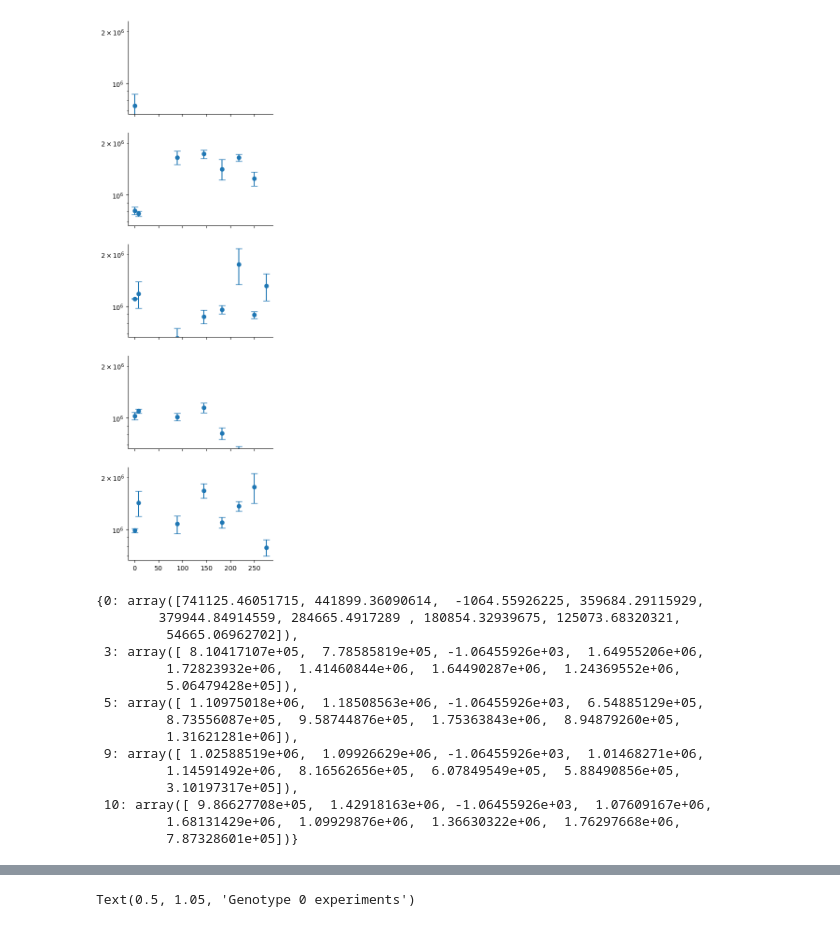
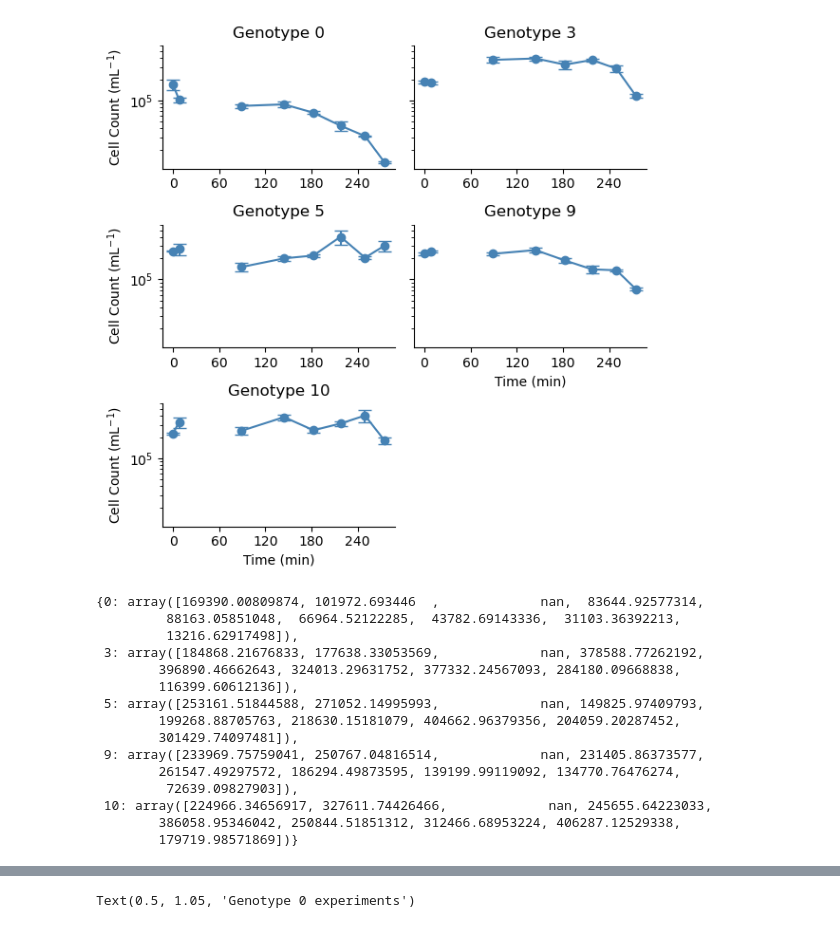
Before and after one commit to eshanking/seascapes_figures, a Jupyter notebook: time_kill/experiment_code/max_death_11032023.ipynb, the cells around one changed output, grey strips where cells are left out. Drawn from its saved outputs; the diff is of its cells as text; code cells hidden in the pictures.

Commit message:
new time kill analysis

```diff
--- a/time_kill/experiment_code/max_death_11032023.ipynb
+++ b/time_kill/experiment_code/max_death_11032023.ipynb
@@ -78,6 +78,7 @@ cell_count_log_err = {} # standard error of the mean of the log
 # B-D and E-G are replicates
 
 for exp_key in exp_layout.keys():
+# for exp_key in [0]:
 
     # get the data for a specific excel sheet
     plate,data = get_timeseries(folder,plate_num=exp_layout[exp_key][0])
@@ -107,10 +108,10 @@ for exp_key in exp_layout.keys():
     mean_dict[exp_key] = np.mean(data_t,axis=0)
     err_dict[exp_key] = np.std(data_t,axis=0)/np.sqrt(3)
 
-    cell_count_data = rfu30_to_dilution(data_t)*10**6
-    cell_count_mean[exp_key] = np.mean(cell_count_data,axis=0)
-    cell_count_err[exp_key] = np.std(cell_count_data,axis=0)/np.sqrt(3)
-    cell_count_log_err[exp_key] = np.std(np.log10(cell_count_data),axis=0)/np.sqrt(3)
+    cell_count_data = rfu30_to_dilution(data_t)
+    cell_count_mean[exp_key] = np.nanmean(cell_count_data,axis=0)
+    cell_count_err[exp_key] = np.nanstd(cell_count_data,axis=0)/np.sqrt(3)
+    cell_count_log_err[exp_key] = np.nanstd(np.log10(cell_count_data),axis=0)/np.sqrt(3)
 
 # get the sample times
 
@@ -131,39 +144,58 @@ time_1103 = time
 # %%
-fig,ax_list = plt.subplots(nrows=5,figsize=(4,15),sharex=True,sharey=True)
+fig,ax_list = plt.subplots(nrows=3,ncols=2,figsize=(6,6),sharey=True)
 # fig,ax = plt.subplots()
+ax_list = ax_list.flatten()
 
 indx = 0
 for key in cell_count_mean.keys():
     ax = ax_list[indx]
     ax.errorbar(time,cell_count_mean[key],yerr=cell_count_err[key],
-                fmt='o',capsize=5,label=key)
+                fmt='o',capsize=5,label=key, color='steelblue')
 
+    ax.plot(time,cell_count_mean[key],color='steelblue')
     ax.set_yscale('log')
 
     ax.spines['right'].set_visible(False)
     ax.spines['top'].set_visible(False)
 
+    ax.set_title('Genotype ' + str(key))
+
     indx+=1
+
+ax_list[-1].remove()
+
+for ax in ax_list[:-1]:
+    ax.set_xticks(np.arange(0,np.max(time),60))
+
+ax_list[0].set_ylabel('Cell Count (mL$^{-1}$)')
+ax_list[2].set_ylabel('Cell Count (mL$^{-1}$)')
+ax_list[4].set_ylabel('Cell Count (mL$^{-1}$)')
+
+ax_list[4].set_xlabel('Time (min)')
+ax_list[3].set_xlabel('Time (min)')
+
+
+fig.tight_layout()
 # %% [output]
-[figure, old version]
+[figure, new version]
 # %%
 cell_count_mean
 # %% [output]
-{0: array([741125.46051715, 441899.36090614,  -1064.55926225, 359684.29115929,
-        379944.84914559, 284665.4917289 , 180854.32939675, 125073.68320321,
-         54665.06962702]),
- 3: array([ 8.10417107e+05,  7.78585819e+05, -1.06455926e+03,  1.64955206e+06,
-         1.72823932e+06,  1.41460844e+06,  1.64490287e+06,  1.24369552e+06,
-         5.06479428e+05]),
- 5: array([ 1.10975018e+06,  1.18508563e+06, -1.06455926e+03,  6.54885129e+05,
-         8.73556087e+05,  9.58744876e+05,  1.75363843e+06,  8.94879260e+05,
-         1.31621281e+06]),
- 9: array([ 1.02588519e+06,  1.09926629e+06, -1.06455926e+03,  1.01468271e+06,
-         1.14591492e+06,  8.16562656e+05,  6.07849549e+05,  5.88490856e+05,
-         3.10197317e+05]),
- 10: array([ 9.86627708e+05,  1.42918163e+06, -1.06455926e+03,  1.07609167e+06,
-         1.68131429e+06,  1.09929876e+06,  1.36630322e+06,  1.76297668e+06,
-         7.87328601e+05])}
+{0: array([169390.00809874, 101972.693446  ,             nan,  83644.92577314,
+         88163.05851048,  66964.52122285,  43782.69143336,  31103.36392213,
+         13216.62917498]),
+ 3: array([184868.21676833, 177638.33053569,             nan, 378588.77262192,
+        396890.46662643, 324013.29631752, 377332.24567093, 284180.09668838,
+        116399.60612136]),
+ 5: array([253161.51844588, 271052.14995993,             nan, 149825.97409793,
+        199268.88705763, 218630.15181079, 404662.96379356, 204059.20287452,
+        301429.74097481]),
+ 9: array([233969.75759041, 250767.04816514,             nan, 231405.86373577,
+        261547.49297572, 186294.49873595, 139199.99119092, 134770.76476274,
+         72639.09827903]),
+ 10: array([224966.34656917, 327611.74426466,             nan, 245655.64223033,
+        386058.95346042, 250844.51851312, 312466.68953224, 406287.12529338,
+        179719.98571869])}
 # %%
 fig,ax_list = plt.subplots(nrows=5,figsize=(4,15),sharex=True,sharey=True)
 
```
Also changed, not shown: parts of 2 cells of this notebook, 6 other files.
